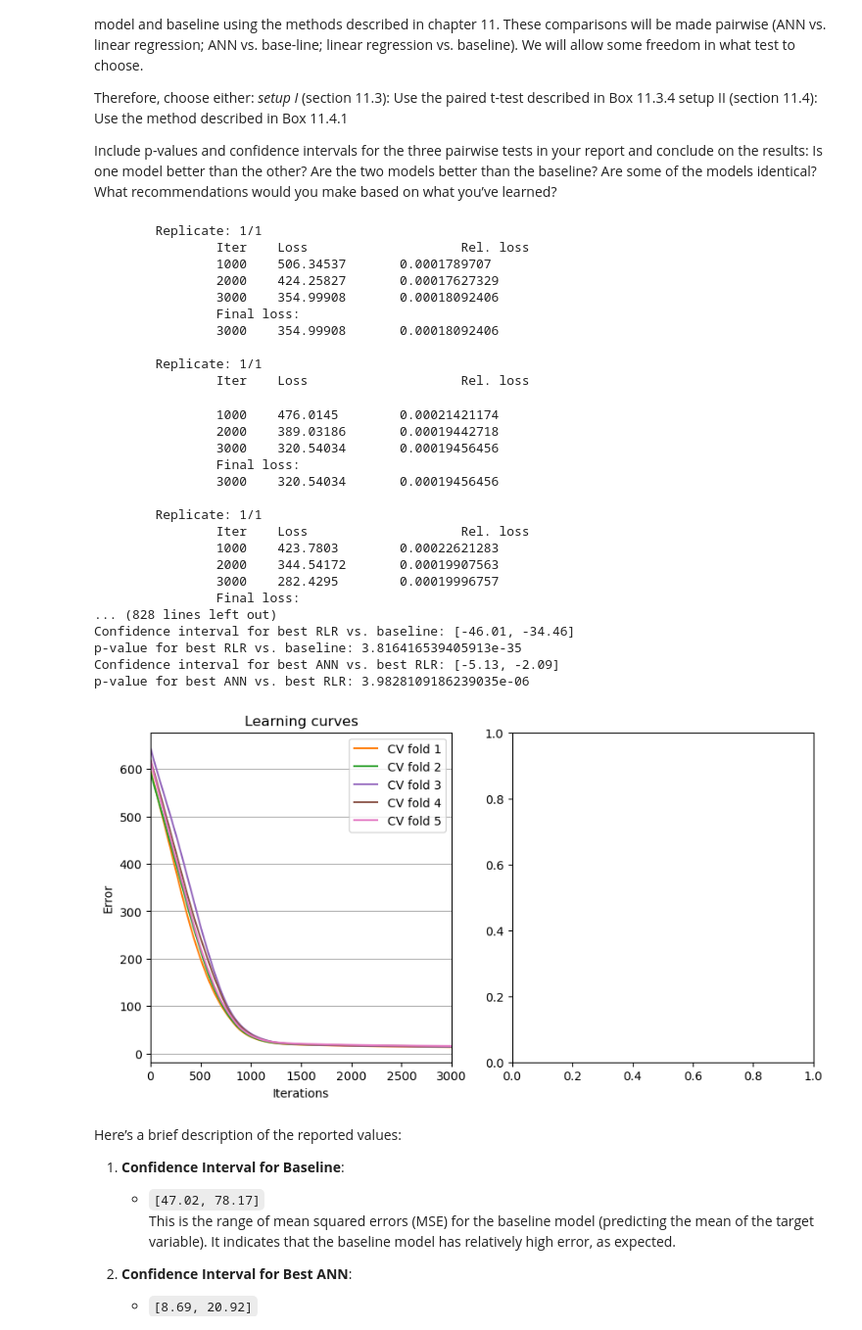
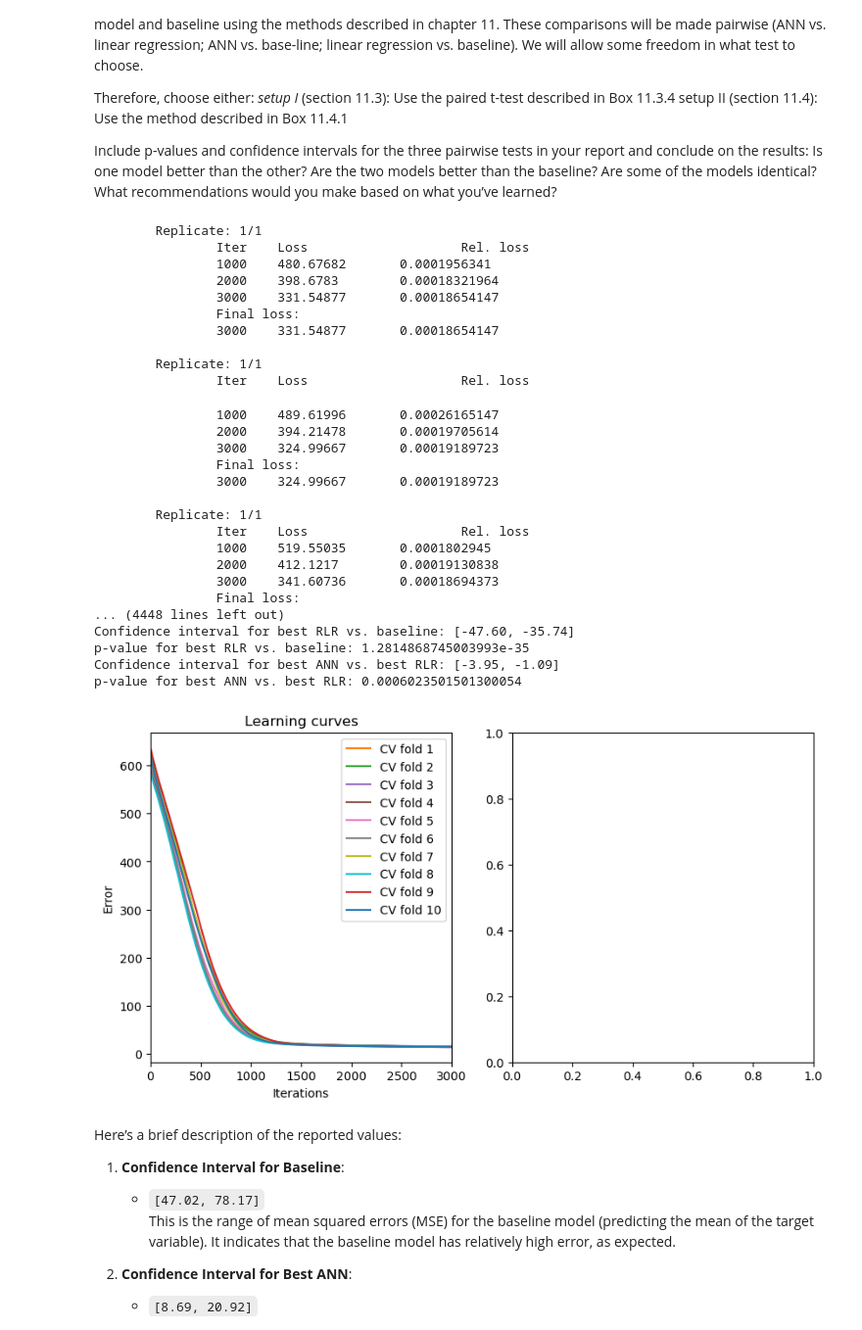
Before and after one commit to BalducciFrancesco/02450-Introduction-to-Machine-Learning-and-Data-Mining, a Jupyter notebook: project-2/project-2.ipynb, the cells around one changed output. Shown at 98% size. Saved outputs shown, nothing was run; the diff lists cells and outputs as text; code cells hidden in the pictures.

```diff
--- a/project-2/project-2.ipynb
+++ b/project-2/project-2.ipynb
@@ -229,8 +229,8 @@ loss_fn = torch.nn.MSELoss()
 # ************
 # TODO MUST BE 10x10: IF LESS IS FOR CODE TESTING ONLY
 # ************
-K = 5
-K_internal = 3
+K = 10
+K_internal = 10
 CV = model_selection.KFold(K, shuffle=True)
 
 # Initialize variables
@@ -429,50 +429,50 @@ CI_best_rlr_vs_baseline = stats.t.interval(
 )
 p_best_rlr_vs_baseline = 2 * stats.t.cdf(-np.abs(np.mean(z_best_rlr_vs_baseline)) / stats.sem(z_best_rlr_vs_baseline), df=len(z_best_rlr_vs_baseline) - 1)
 CI_best_ann_vs_rlr = stats.t.interval(
     1 - alpha, df=len(z_best_ann_vs_rlr) - 1, loc=np.mean(z_best_ann_vs_rlr), scale=stats.sem(z_best_ann_vs_rlr)
 )
 p_best_ann_vs_rlr = 2 * stats.t.cdf(-np.abs(np.mean(z_best_ann_vs_rlr)) / stats.sem(z_best_ann_vs_rlr), df=len(z_best_ann_vs_rlr) - 1)
 
 # Print confidence intervals and p-values
 print("\n\nConfidence intervals and p-values for model comparisons with a significance level of {alpha:.2f}:")
 print(f"Confidence interval for baseline: [{CI_baseline[0]:.2f}, {CI_baseline[1]:.2f}]")
 print(f"Confidence interval for best ANN: [{CI_best_ann[0]:.2f}, {CI_best_ann[1]:.2f}]")
 print(f"Confidence interval for best RLR: [{CI_best_rlr[0]:.2f}, {CI_best_rlr[1]:.2f}]")
 print(f"Confidence interval for best ANN vs. baseline: [{CI_best_ann_vs_baseline[0]:.2f}, {CI_best_ann_vs_baseline[1]:.2f}]")
 print(f"p-value for best ANN vs. baseline: {p_best_ann_vs_baseline}")
 print(f"Confidence interval for best RLR vs. baseline: [{CI_best_rlr_vs_baseline[0]:.2f}, {CI_best_rlr_vs_baseline[1]:.2f}]")
 print(f"p-value for best RLR vs. baseline: {p_best_rlr_vs_baseline}")
 print(f"Confidence interval for best ANN vs. best RLR: [{CI_best_ann_vs_rlr[0]:.2f}, {CI_best_ann_vs_rlr[1]:.2f}]")
 print(f"p-value for best ANN vs. best RLR: {p_best_ann_vs_rlr}")
 # %% [output]
         Replicate: 1/1
                 Iter    Loss                    Rel. loss
-                1000    506.34537       0.0001789707
-                2000    424.25827       0.00017627329
-                3000    354.99908       0.00018092406
+                1000    480.67682       0.0001956341
+                2000    398.6783        0.00018321964
+                3000    331.54877       0.00018654147
                 Final loss:
-                3000    354.99908       0.00018092406
+                3000    331.54877       0.00018654147
 
         Replicate: 1/1
                 Iter    Loss                    Rel. loss
-                1000    476.0145        0.00021421174
-                2000    389.03186       0.00019442718
-                3000    320.54034       0.00019456456
+                1000    489.61996       0.00026165147
+                2000    394.21478       0.00019705614
+                3000    324.99667       0.00019189723
                 Final loss:
-                3000    320.54034       0.00019456456
+                3000    324.99667       0.00019189723
 
         Replicate: 1/1
                 Iter    Loss                    Rel. loss
-                1000    423.7803        0.00022621283
-                2000    344.54172       0.00019907563
-                3000    282.4295        0.00019996757
+                1000    519.55035       0.0001802945
+                2000    412.1217        0.00019130838
+                3000    341.60736       0.00018694373
                 Final loss:
-... (828 lines left out)
-Confidence interval for best RLR vs. baseline: [-46.01, -34.46]
-p-value for best RLR vs. baseline: 3.816416539405913e-35
-Confidence interval for best ANN vs. best RLR: [-5.13, -2.09]
-p-value for best ANN vs. best RLR: 3.9828109186239035e-06
+... (4448 lines left out)
+Confidence interval for best RLR vs. baseline: [-47.60, -35.74]
+p-value for best RLR vs. baseline: 1.2814868745003993e-35
+Confidence interval for best ANN vs. best RLR: [-3.95, -1.09]
+p-value for best ANN vs. best RLR: 0.0006023501501300054
-[figure, old version]
+[figure, new version]
 # %% [markdown]
 Here’s a brief description of the reported values:
 
```
Also changed, not shown: parts of 2 cells of this notebook.
